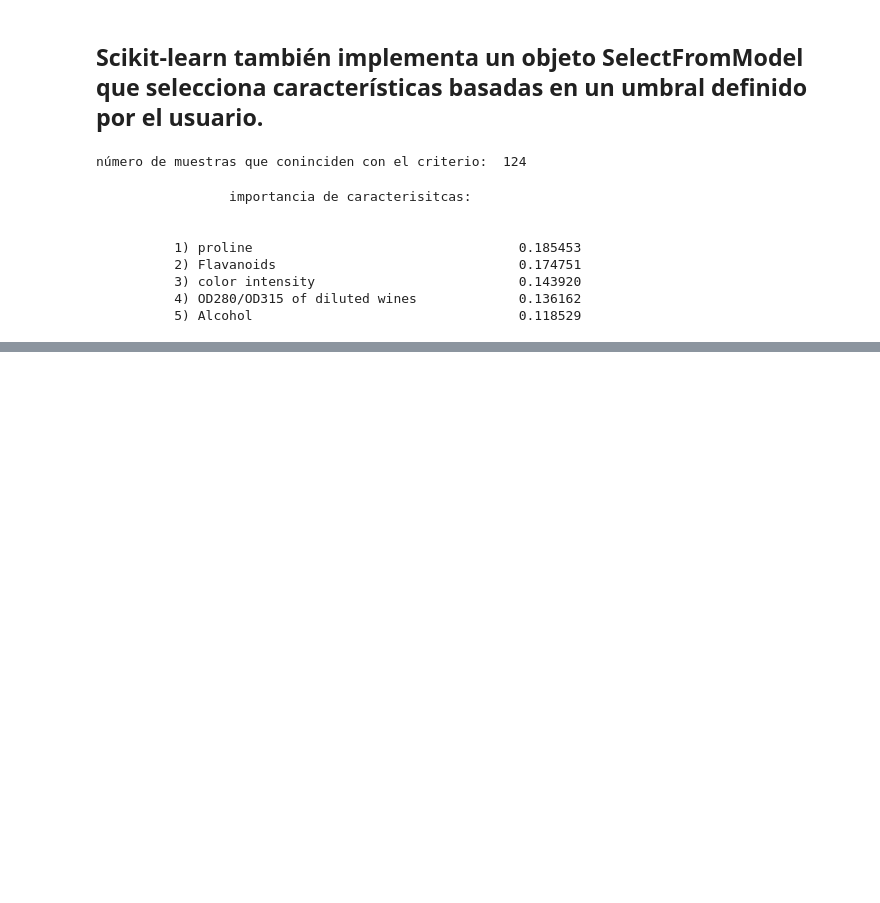
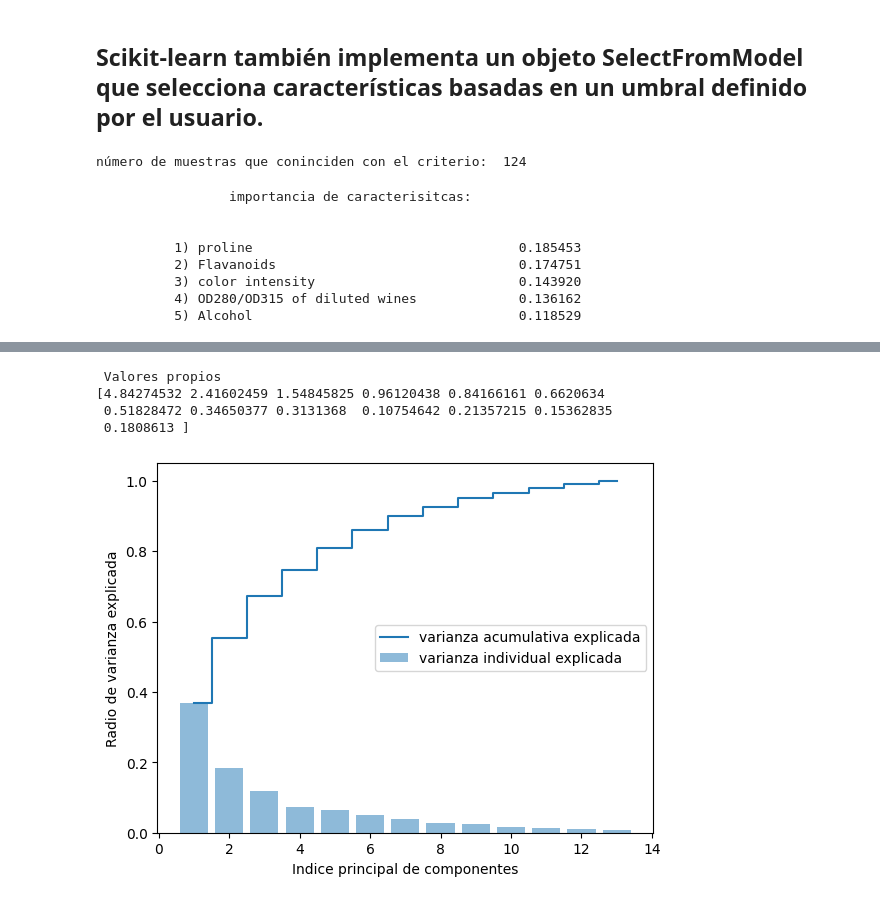
Before and after one commit to juancaalcaraz/practicaML, a Jupyter notebook: practicando_DS_wine.ipynb, the cells around one changed output, grey strips where cells are left out. Cells and saved outputs as stored; diff of their text form; code cells hidden in the pictures; blank space fills up the shorter version.

```diff
--- a/practicando_DS_wine.ipynb
+++ b/practicando_DS_wine.ipynb
@@ -279,0 +295,11 @@ for f in range(X_selected.shape[1]):
+# %%
+# Abordaremos los primeros 4 pasos del ACP.
+from sklearn.model_selection import train_test_split
+X, Y = df_wine.iloc[:, 1:].values, df_wine.iloc[:, 0].values
+X_train, X_test, y_train, y_test = train_test_split(X,y, test_size=0.3, random_state=0, stratify=y)
+# %%
+#estandarizar las caracteristicas
+from sklearn.preprocessing import StandardScaler
+scaler = StandardScaler()
+X_train_std= scaler.fit_transform(X_train)
+X_test_std = scaler.fit(X_test)
@@ -279,0 +308,24 @@ for f in range(X_selected.shape[1]):
+# %%
+import numpy as np
+cov_mat = np.cov(X_train_std.T)
+valores_propios, valores_vectoriales = np.linalg.eig(cov_mat)
+print('\n Valores propios \n%s'%valores_propios)
+# %% [output]
+ Valores propios
+[4.84274532 2.41602459 1.54845825 0.96120438 0.84166161 0.6620634
+ 0.51828472 0.34650377 0.3131368  0.10754642 0.21357215 0.15362835
+ 0.1808613 ]
+# %%
+tot = sum(valores_propios)
+var_exp = [(i / tot) for i in sorted(valores_propios, reverse=True)]
+cum_var_exp= np.cumsum(var_exp)
+# %%
+import matplotlib.pyplot as plt
+plt.bar(range(1,14), var_exp, alpha=0.5, align='center', label='varianza individual explicada')
+plt.step(range(1,14), cum_var_exp, where='mid', label='varianza acumulativa explicada')
+plt.ylabel('Radio de varianza explicada')
+plt.xlabel('Indice principal de componentes')
+plt.legend(loc='best')
+plt.show()
+# %% [output]
+[figure, added]
```
Also changed, not shown: parts of 6 cells of this notebook.
